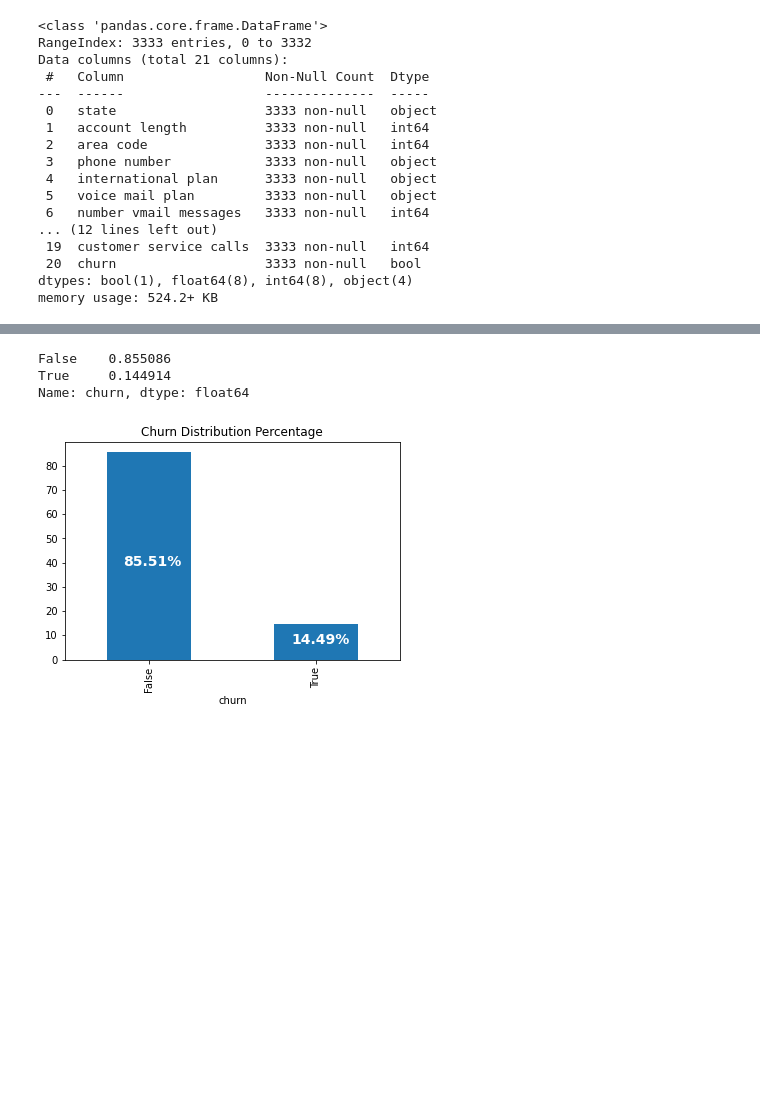
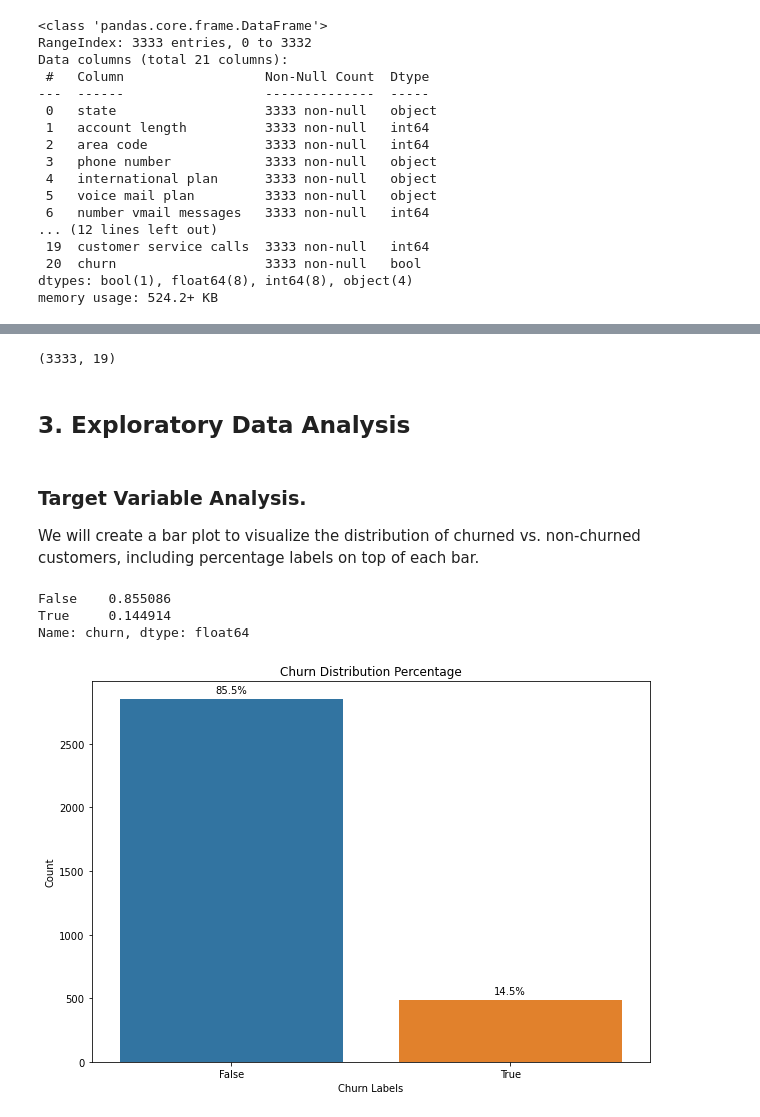
Before and after one commit to Bembino-en/-SyriaTel-churn-prediction, a Jupyter notebook: index.ipynb, the cells around one changed output, grey strips where cells are left out. Drawn from its saved outputs; the diff is of its cells as text; code cells hidden in the pictures; blank space fills up the shorter version.

```diff
--- a/index.ipynb
+++ b/index.ipynb
@@ -67,17 +206,36 @@ Index(['state', 'account length', 'area code', 'phone number',
+# %%
+# Since the phone number column is just a unique identifier, we will drop it
+# We also drop state because it have too many unique values(51), we retain area code
+df = df.drop(columns=['phone number', 'state'], axis=1)
+df.shape
+# %% [output]
+(3333, 19)
+# %% [markdown]
+## 3. Exploratory Data Analysis
+# %% [markdown]
+### Target Variable Analysis.
+
+We will create a bar plot to visualize the distribution of churned vs. non-churned customers, including percentage labels on top of each bar.
 # %%
 df['churn'].value_counts(normalize=True)
 # %% [output]
 False    0.855086
 True     0.144914
 Name: churn, dtype: float64
-# %%
-churn_distribution = df['churn'].value_counts()/df['churn'].size * 100
-
-ax = churn_distribution.plot(kind='bar')
-ax.set_xlabel('churn')
-ax.set_title('Churn Distribution Percentage')
-for p in ax.patches:
-    width, height = p.get_width(), p.get_height()
-    ax.annotate('{:.2f}%'.format(height), (p.get_x()+ 0.2 * width, p.get_y()+ 0.45 * height), color = 'white', weight = 'bold', size = 14)
-# %% [output]
-[figure, removed]
+# %%
+plt.figure(figsize=(10, 7))
+ax = sns.countplot(x=df['churn'])
+plt.title('Churn Distribution Percentage')
+plt.xlabel('Churn Labels')
+plt.ylabel('Count')
+
+total = len(df)
+for p in ax.patches:
+    percentage = f'{100 * p.get_height()/total:.1f}%'
+    x = p.get_x() + p.get_width()/2
+    y = p.get_height() + 50
+    ax.annotate(percentage, (x, y), ha='center')
+
+plt.show()
+# %% [output]
+[figure, added]
```
Also changed, not shown: parts of 27 cells of this notebook, 1 other file.
